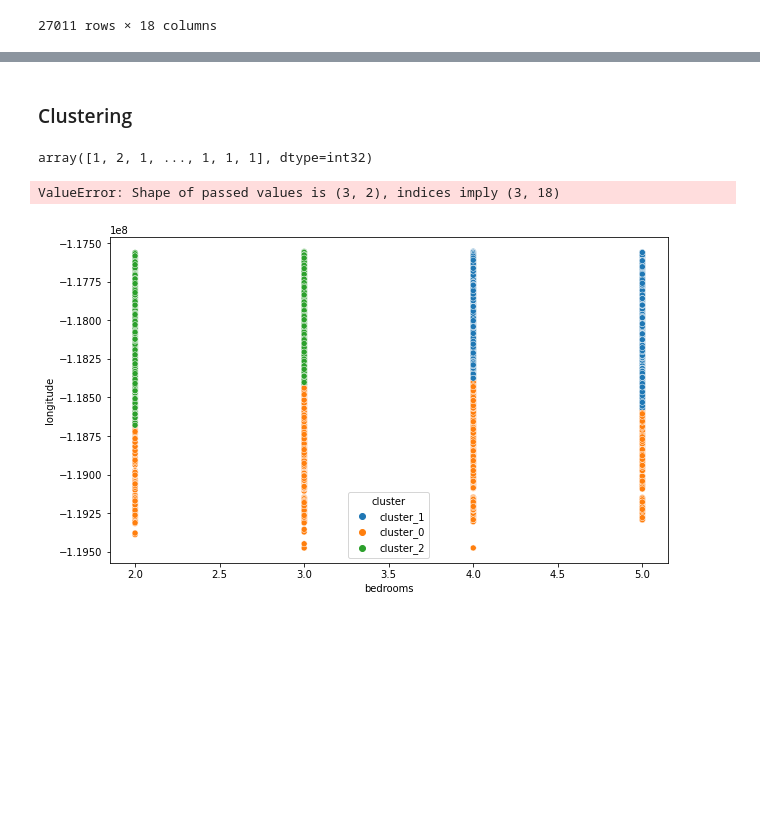
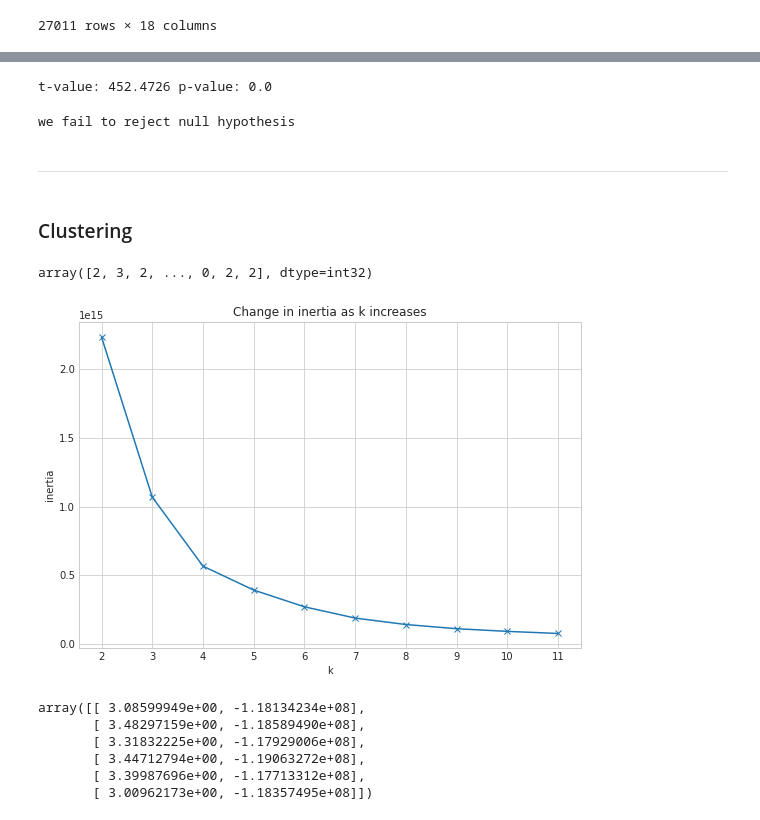
Before and after one commit to natasharivers/Zillow_Clustering_Project, a Jupyter notebook: Notebook.ipynb, the cells around one changed output, grey strips where cells are left out. Drawn from its saved outputs; the diff is of its cells as text; code cells hidden in the pictures; blank space fills up the shorter version.

```diff
--- a/Notebook.ipynb
+++ b/Notebook.ipynb
@@ -477,11 +431,39 @@ X_train_scaled
+# %%
+#t-test on entire train set
+t, p = stats.ttest_ind(train.bathrooms,train.logerror, equal_var=False)
+
+print('t-value:',round(t,4),'p-value:',round(p,4))
+# %% [output]
+t-value: 452.4726 p-value: 0.0
+# %%
+if p <alpha:
+    print('we fail to reject null hypothesis')
+else:
+    print('We reject our null hypothesis')
+# %% [output]
+we fail to reject null hypothesis
+# %% [markdown]
+<hr style="border:2px solid black"> </hr>
 # %% [markdown]
 ### Clustering
 # %%
 X = zillow[['bedrooms', 'longitude']]
-kmeans = KMeans(n_clusters=3)
+kmeans = KMeans(n_clusters=6)
 kmeans.fit(X)
 kmeans.predict(X)
 # %% [output]
-array([1, 2, 1, ..., 1, 1, 1], dtype=int32)
+array([2, 3, 2, ..., 0, 2, 2], dtype=int32)
+# %%
+# let is explore what values of k might be appropriate
+
+with plt.style.context('seaborn-whitegrid'):
+    plt.figure(figsize=(9, 6))
+    pd.Series({k: KMeans(k).fit(X).inertia_ for k in range(2, 12)}).plot(marker='x')
+    plt.xticks(range(2, 12))
+    plt.xlabel('k')
+    plt.ylabel('inertia')
+    plt.title('Change in inertia as k increases')
+# %% [output]
+[figure, added]
 # %%
 zillow['cluster'] = kmeans.predict(X)
@@ -490,5 +470,9 @@ zillow, X_scaled, scaler, kmeans, centroids = explore.create_cluster(zillow, X,
-# %%
-explore.create_scatter_plot('bedrooms','longitude',zillow,kmeans, X_train_scaled, scaler)
-# %% [output]
-ValueError: Shape of passed values is (3, 2), indices imply (3, 18)
-[figure, removed]
+# %%
+kmeans.cluster_centers_
+# %% [output]
+array([[ 3.08599949e+00, -1.18134234e+08],
+       [ 3.48297159e+00, -1.18589490e+08],
+       [ 3.31832225e+00, -1.17929006e+08],
+       [ 3.44712794e+00, -1.19063272e+08],
+       [ 3.39987696e+00, -1.17713312e+08],
+       [ 3.00962173e+00, -1.18357495e+08]])
```
Also changed, not shown: parts of 57 cells of this notebook.
